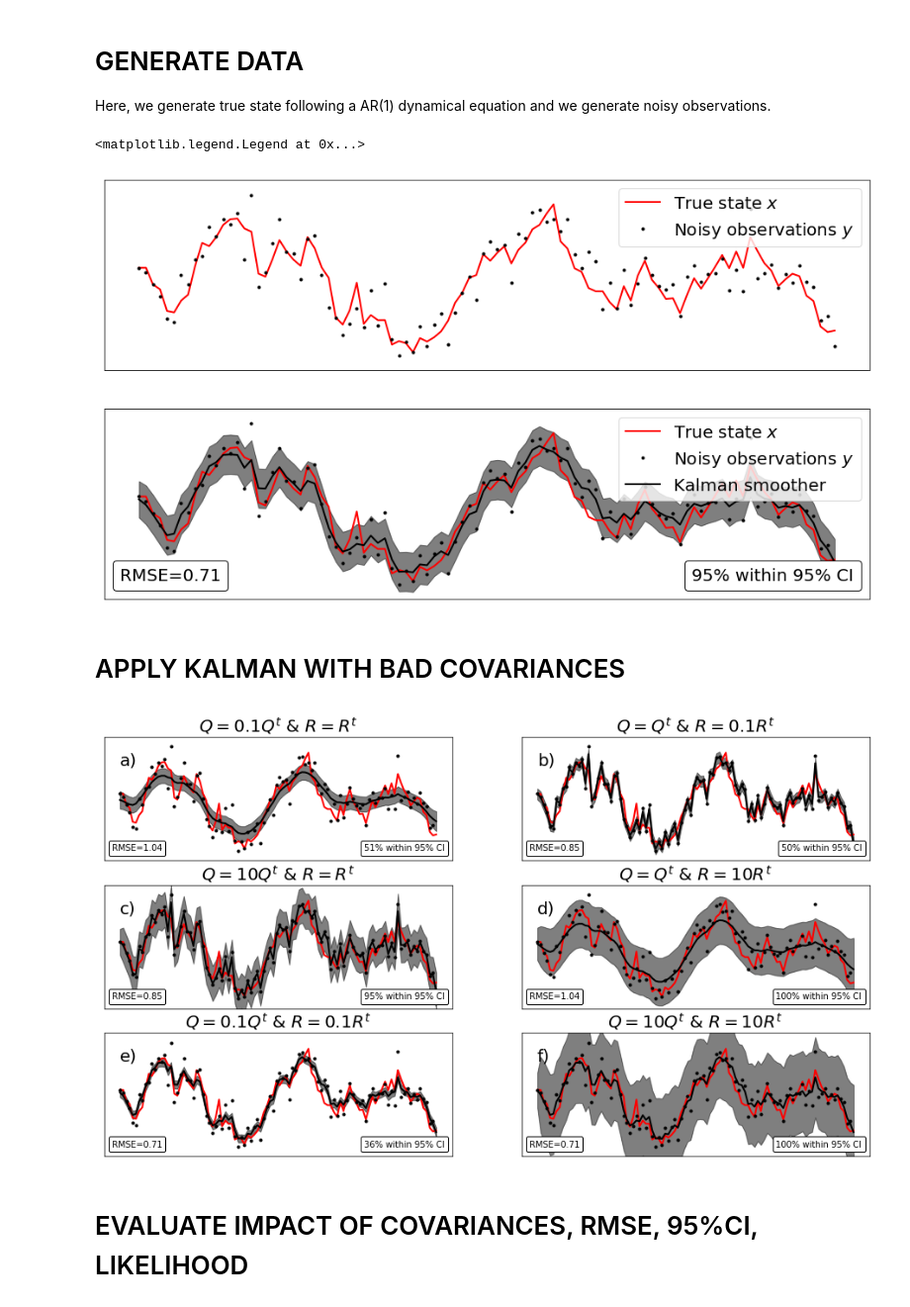
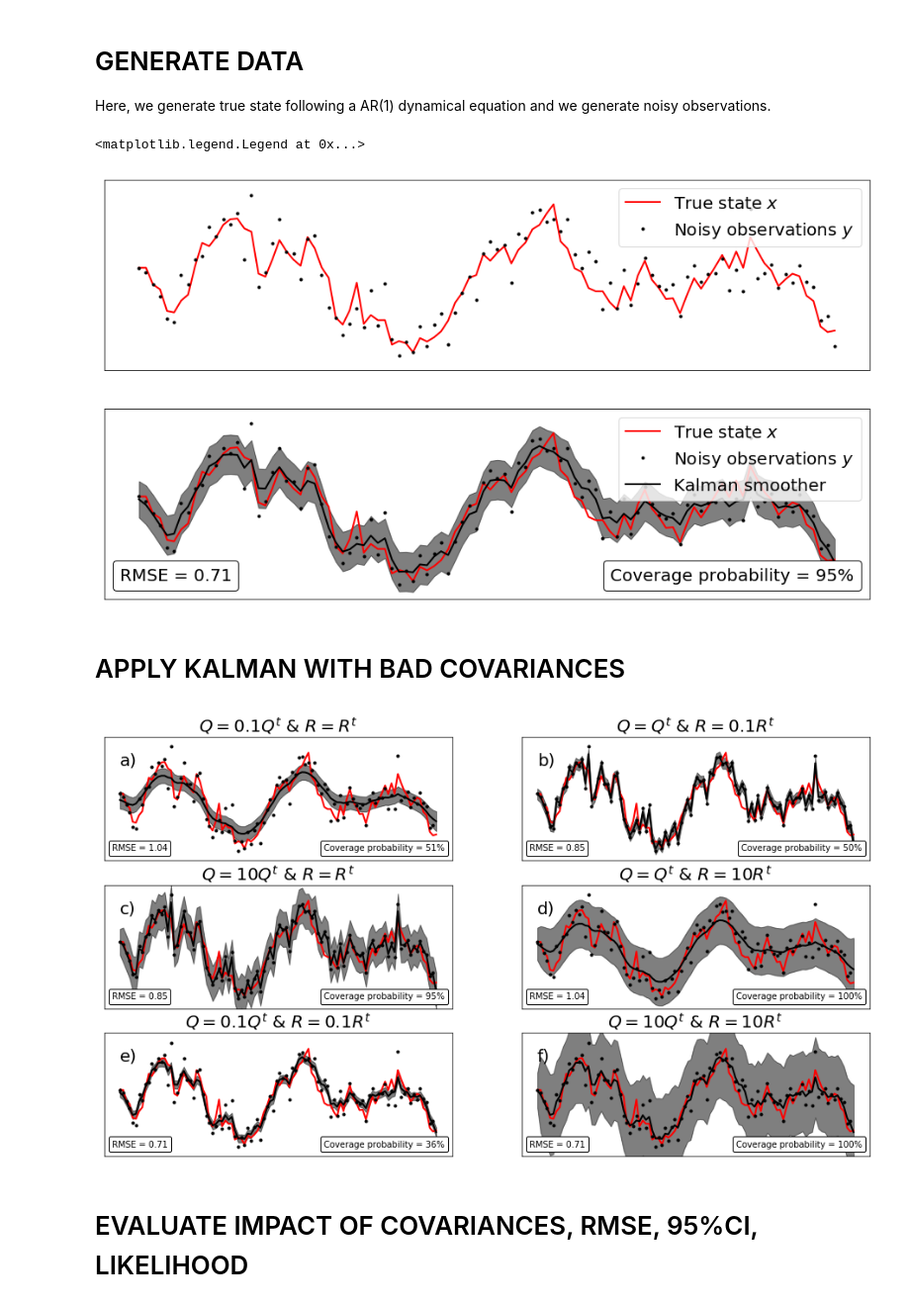
Before and after one commit to ptandeo/CEDA, a Jupyter notebook: review_CEDA_presentation_problem_AR1.ipynb, the cells around one changed output. Shown: that part at 99% size. Drawn from its saved outputs; the diff is of its cells as text; code cells hidden in the pictures.

```diff
--- a/review_CEDA_presentation_problem_AR1.ipynb
+++ b/review_CEDA_presentation_problem_AR1.ipynb
@@ -79,12 +79,12 @@ line3,=plot(range(T),Xs_true_Q_R,'k',linewidth=2)
 fill_between(range(T), squeeze(Xs_true_Q_R) - 1.96 * sqrt(squeeze(Ps_true_Q_R)),
                         squeeze(Xs_true_Q_R) + 1.96 * sqrt(squeeze(Ps_true_Q_R)), color='k', alpha=.5)
 ylim(min(Yo)-1,max(Yo)+1)
-at=AnchoredText('RMSE='+str(round(RMSE(ravel(Xs_true_Q_R)-X_true),2)),
+at=AnchoredText('RMSE = '+str(round(RMSE(ravel(Xs_true_Q_R)-X_true),2)),
                 prop=dict(size=20), frameon=True,
                 loc=3)
 at.patch.set_boxstyle("round,pad=0.,rounding_size=0.2")
 ax0.add_artist(at)
-at=AnchoredText('95% within 95% CI',
+at=AnchoredText('Coverage probability = 95%',
                 prop=dict(size=20), frameon=True,
                 loc=4)
 at.patch.set_boxstyle("round,pad=0.,rounding_size=0.2")
@@ -95,7 +95,7 @@ legend([line1, line2, line3], ['True state $x$', 'Noisy observations $y$', 'Kalm
 #title('Smoothing with $Q=Q^t$ and $R=R^t$', fontsize=20)
 # %% [output]
 <matplotlib.legend.Legend at 0x...>
-[figure, old version]
+[figure, new version]
 # %% [markdown]
 # APPLY KALMAN WITH BAD COVARIANCES
 # %%
@@ -162,12 +162,12 @@ at=AnchoredText('a)',
                 loc=2)
 at.patch.set_boxstyle("round,pad=0.,rounding_size=0.2")
 ax1.add_artist(at)
-at=AnchoredText('RMSE='+str(round(RMSE(ravel(Xs_Q_underest)-X_true),2)),
+at=AnchoredText('RMSE = '+str(round(RMSE(ravel(Xs_Q_underest)-X_true),2)),
                 prop=dict(size=10), frameon=True,
                 loc=3)
 at.patch.set_boxstyle("round,pad=0.,rounding_size=0.2")
 ax1.add_artist(at)
-at=AnchoredText(str(int(nb_Q_underest*100))+'% within 95% CI',
+at=AnchoredText('Coverage probability = '+ str(int(nb_Q_underest*100)) + '%',
                 prop=dict(size=10), frameon=True,
                 loc=4)
 at.patch.set_boxstyle("round,pad=0.,rounding_size=0.2")
@@ -187,12 +187,12 @@ at=AnchoredText('b)',
                 loc=2)
 at.patch.set_boxstyle("round,pad=0.,rounding_size=0.2")
 ax2.add_artist(at)
-at=AnchoredText('RMSE='+str(round(RMSE(ravel(Xs_R_underest)-X_true),2)),
+at=AnchoredText('RMSE = '+str(round(RMSE(ravel(Xs_R_underest)-X_true),2)),
                 prop=dict(size=10), frameon=True,
                 loc=3)
 at.patch.set_boxstyle("round,pad=0.,rounding_size=0.2")
 ax2.add_artist(at)
-at=AnchoredText(str(int(nb_R_underest*100))+'% within 95% CI',
+at=AnchoredText('Coverage probability = '+ str(int(nb_R_underest*100))+ '%',
                 prop=dict(size=10), frameon=True,
                 loc=4)
 at.patch.set_boxstyle("round,pad=0.,rounding_size=0.2")
@@ -212,12 +212,12 @@ at=AnchoredText('c)',
                 loc=2)
 at.patch.set_boxstyle("round,pad=0.,rounding_size=0.2")
 ax3.add_artist(at)
-at=AnchoredText('RMSE='+str(round(RMSE(ravel(Xs_Q_overest)-X_true),2)),
+at=AnchoredText('RMSE = '+str(round(RMSE(ravel(Xs_Q_overest)-X_true),2)),
                 prop=dict(size=10), frameon=True,
                 loc=3)
 at.patch.set_boxstyle("round,pad=0.,rounding_size=0.2")
 ax3.add_artist(at)
-at=AnchoredText(str(int(nb_Q_overest*100))+'% within 95% CI',
+at=AnchoredText('Coverage probability = '+ str(int(nb_Q_overest*100)) +'%',
                 prop=dict(size=10), frameon=True,
                 loc=4)
 at.patch.set_boxstyle("round,pad=0.,rounding_size=0.2")
@@ -237,12 +237,12 @@ at=AnchoredText('d)',
                 loc=2)
 at.patch.set_boxstyle("round,pad=0.,rounding_size=0.2")
 ax4.add_artist(at)
-at=AnchoredText('RMSE='+str(round(RMSE(ravel(Xs_R_overest)-X_true),2)),
+at=AnchoredText('RMSE = '+str(round(RMSE(ravel(Xs_R_overest)-X_true),2)),
                 prop=dict(size=10), frameon=True,
                 loc=3)
 at.patch.set_boxstyle("round,pad=0.,rounding_size=0.2")
 ax4.add_artist(at)
-at=AnchoredText(str(int(nb_R_overest*100))+'% within 95% CI',
+at=AnchoredText('Coverage probability = '+ str(int(nb_R_overest*100))+'%',
                 prop=dict(size=10), frameon=True,
                 loc=4)
 at.patch.set_boxstyle("round,pad=0.,rounding_size=0.2")
@@ -263,49 +263,49 @@ at=AnchoredText('e)',
                 loc=2)
 at.patch.set_boxstyle("round,pad=0.,rounding_size=0.2")
 ax5.add_artist(at)
-at=AnchoredText('RMSE='+str(round(RMSE(ravel(Xs_Q_R_underest)-X_true),2)),
+at=AnchoredText('RMSE = '+str(round(RMSE(ravel(Xs_Q_R_underest)-X_true),2)),
                 prop=dict(size=10), frameon=True,
                 loc=3)
 at.patch.set_boxstyle("round,pad=0.,rounding_size=0.2")
 ax5.add_artist(at)
-at=AnchoredText(str(int(nb_Q_R_underest*100))+'% within 95% CI',
+at=AnchoredText('Coverage probability = '+ str(int(nb_Q_R_underest*100))+'%',
                 prop=dict(size=10), frameon=True,
                 loc=4)
 at.patch.set_boxstyle("round,pad=0.,rounding_size=0.2")
 ax5.add_artist(at)
 xticks([]);yticks([])
 title('$Q=0.1Q^t \ & \ R=0.1R^t$', fontsize=20)
 
 ax6=subplot(3,2,6);
 line1,=plot(range(T),X_true,'r',linewidth=2)
 line2,=plot(range(T),Yo,'.k')
 line3,=plot(range(T),Xs_Q_R_overest,'k',linewidth=2)
 #line4,=plot(range(T),Xs_true_Q_R,'--g',linewidth=2)
 fill_between(range(T), squeeze(Xs_Q_R_overest) - 1.96 * sqrt(squeeze(Ps_Q_R_overest)),
                         squeeze(Xs_Q_R_overest) + 1.96 * sqrt(squeeze(Ps_Q_R_overest)), color='k', alpha=.5)
 ylim(min(Yo)-1,max(Yo)+1)
 at=AnchoredText('f)',
                 prop=dict(size=20), frameon=False,
                 loc=2)
 at.patch.set_boxstyle("round,pad=0.,rounding_size=0.2")
 ax6.add_artist(at)
-at=AnchoredText('RMSE='+str(round(RMSE(ravel(Xs_Q_R_overest)-X_true),2)),
+at=AnchoredText('RMSE = '+str(round(RMSE(ravel(Xs_Q_R_overest)-X_true),2)),
                 prop=dict(size=10), frameon=True,
                 loc=3)
 at.patch.set_boxstyle("round,pad=0.,rounding_size=0.2")
 ax6.add_artist(at)
-at=AnchoredText(str(int(nb_Q_R_overest*100))+'% within 95% CI',
+at=AnchoredText('Coverage probability = '+ str(int(nb_Q_R_overest*100)) +'%',
                 prop=dict(size=10), frameon=True,
                 loc=4)
 at.patch.set_boxstyle("round,pad=0.,rounding_size=0.2")
 ax6.add_artist(at)
 xticks([]);yticks([])
 title('$Q=10Q^t \ & \ R=10R^t$', fontsize=20)
 
 # save figure
-savefig('/home/ptandeo/Dropbox/Documents/Figures/CEDA_review/exp_Q_R_AR1.png', bbox_inches='tight', pad_inches=0)
+savefig('/home/ptandeo/Dropbox/Documents/Figures/CEDA_review/exp_Q_R_AR1.png', bbox_inches='tight')#, pad_inches=0)
 # %% [output]
-[figure, old version]
+[figure, new version]
 # %% [markdown]
 # EVALUATE IMPACT OF COVARIANCES, RMSE, 95%CI, LIKELIHOOD
 # %%
```
Also changed, not shown: parts of 2 cells of this notebook, 6 other files.
